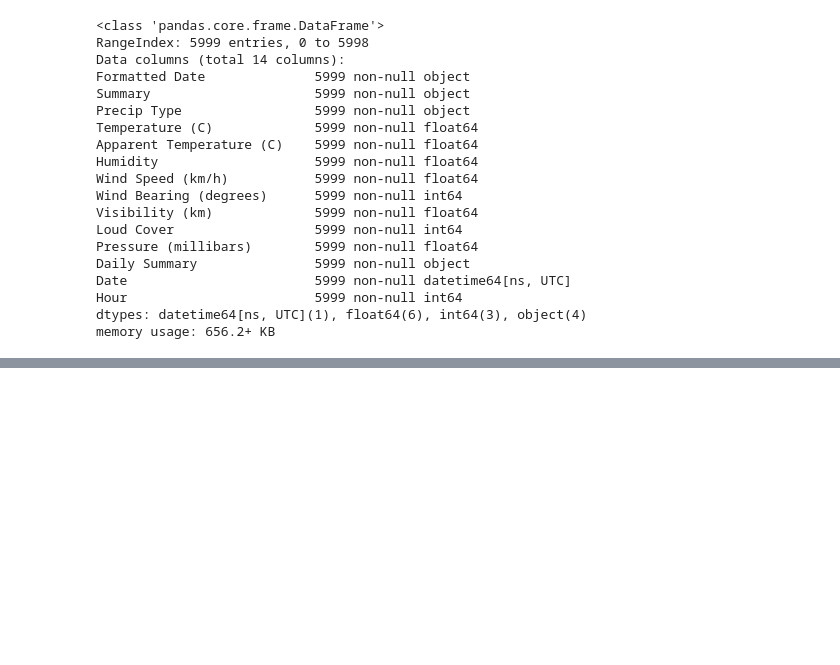
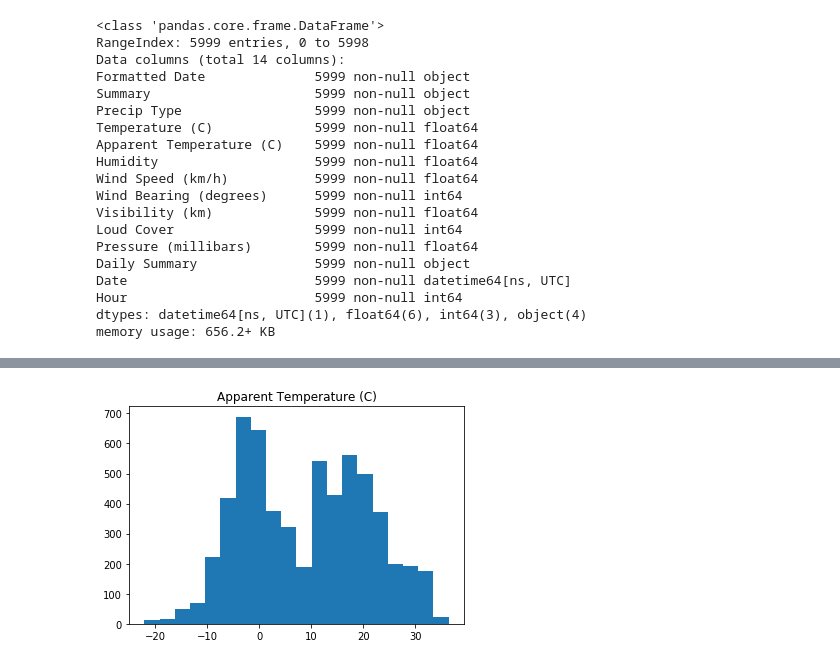
Before and after one commit to smartysam9821/DS, a Jupyter notebook: EDA_App_Temp.ipynb, the cells around one changed output, grey strips where cells are left out. Cells and saved outputs as stored; diff of their text form; code cells hidden in the pictures; blank space fills up the shorter version.

```diff
--- a/EDA_App_Temp.ipynb
+++ b/EDA_App_Temp.ipynb
@@ -129,0 +174,7 @@ Passing one of 'on', 'true', 'off', 'false' as a boolean is deprecated; use an a
+# %%
+
+plt.title('Apparent Temperature (C)')
+plt.hist(x = 'Apparent Temperature (C)', bins =20, data = df)
+plt.show()
+# %% [output]
+[figure, added]
```
Also changed, not shown: parts of 22 cells of this notebook.
